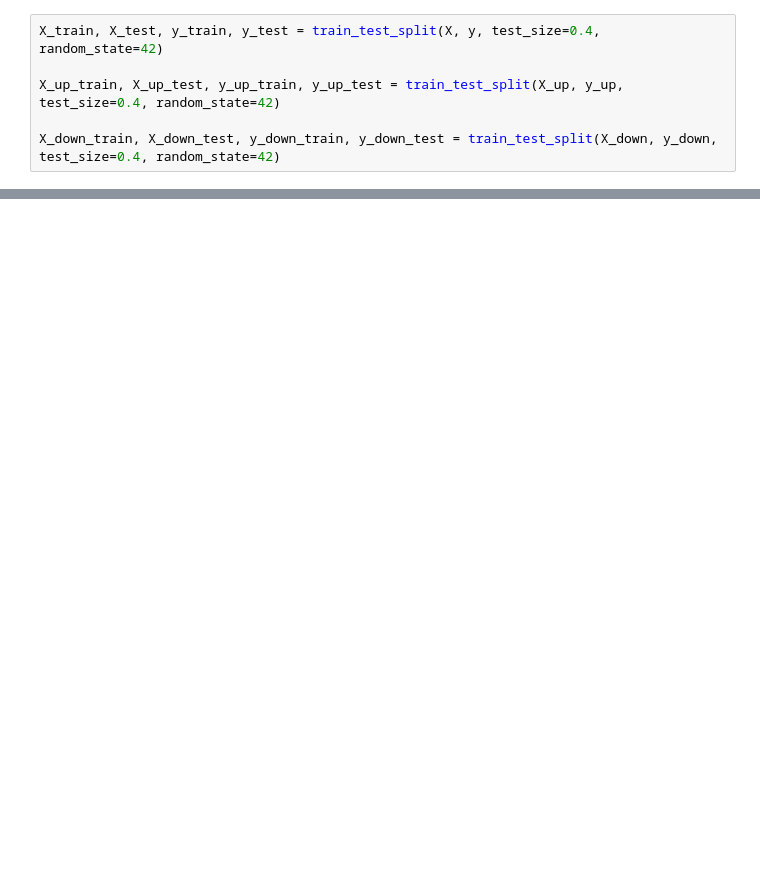
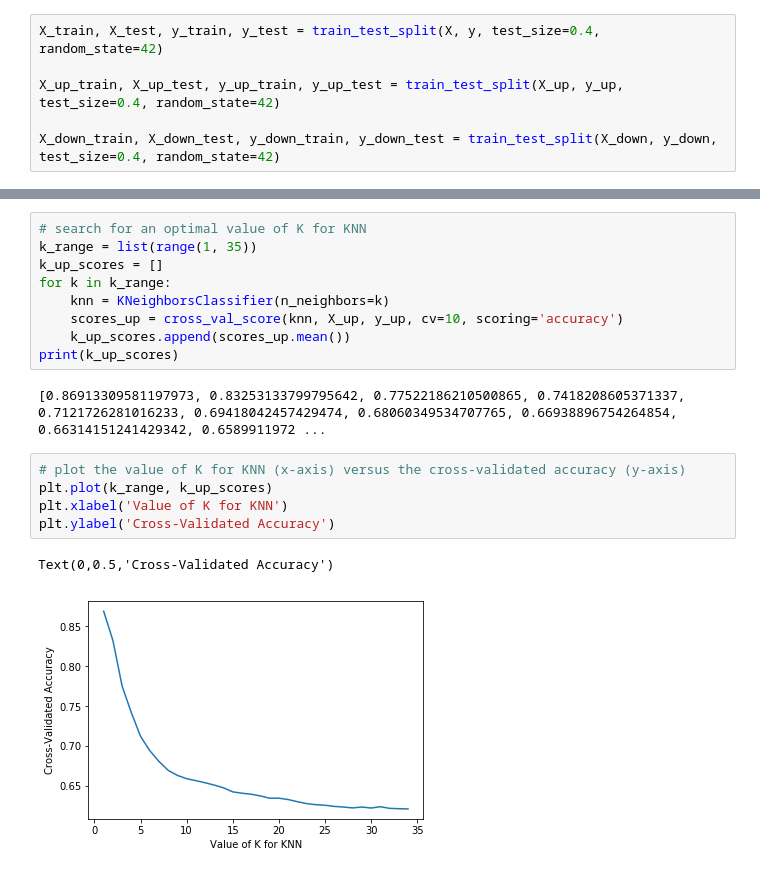
Before and after one commit to Jzbooth/Booth_Metis, a Jupyter notebook: Project_3/project_3_KNN.ipynb, the cells around one changed output, grey strips where cells are left out. Drawn from its saved outputs; the diff is of its cells as text; blank space fills up the shorter version.

```diff
--- a/Project_3/project_3_KNN.ipynb
+++ b/Project_3/project_3_KNN.ipynb
@@ -95,3 +145,22 @@ print(metrics.accuracy_score(y_test, y_pred))
+# %%
+# search for an optimal value of K for KNN
+k_range = list(range(1, 35))
+k_up_scores = []
+for k in k_range:
+    knn = KNeighborsClassifier(n_neighbors=k)
+    scores_up = cross_val_score(knn, X_up, y_up, cv=10, scoring='accuracy')
+    k_up_scores.append(scores_up.mean())
+print(k_up_scores)
+# %% [output]
+[0.86913309581197973, 0.83253133799795642, 0.77522186210500865, 0.7418208605371337, 0.7121726281016233, 0.69418042457429474, 0.68060349534707765, 0.66938896754264854, 0.66314151241429342, 0.6589911972 ...
+# %%
+# plot the value of K for KNN (x-axis) versus the cross-validated accuracy (y-axis)
+plt.plot(k_range, k_up_scores)
+plt.xlabel('Value of K for KNN')
+plt.ylabel('Cross-Validated Accuracy')
+# %% [output]
+Text(0,0.5,'Cross-Validated Accuracy')
+[figure, added]
 # %%
 # Train on training set, and Test on testing set
 knn = KNeighborsClassifier(n_neighbors=5)
```
Also changed, not shown: parts of 19 cells of this notebook, 13 other files.
